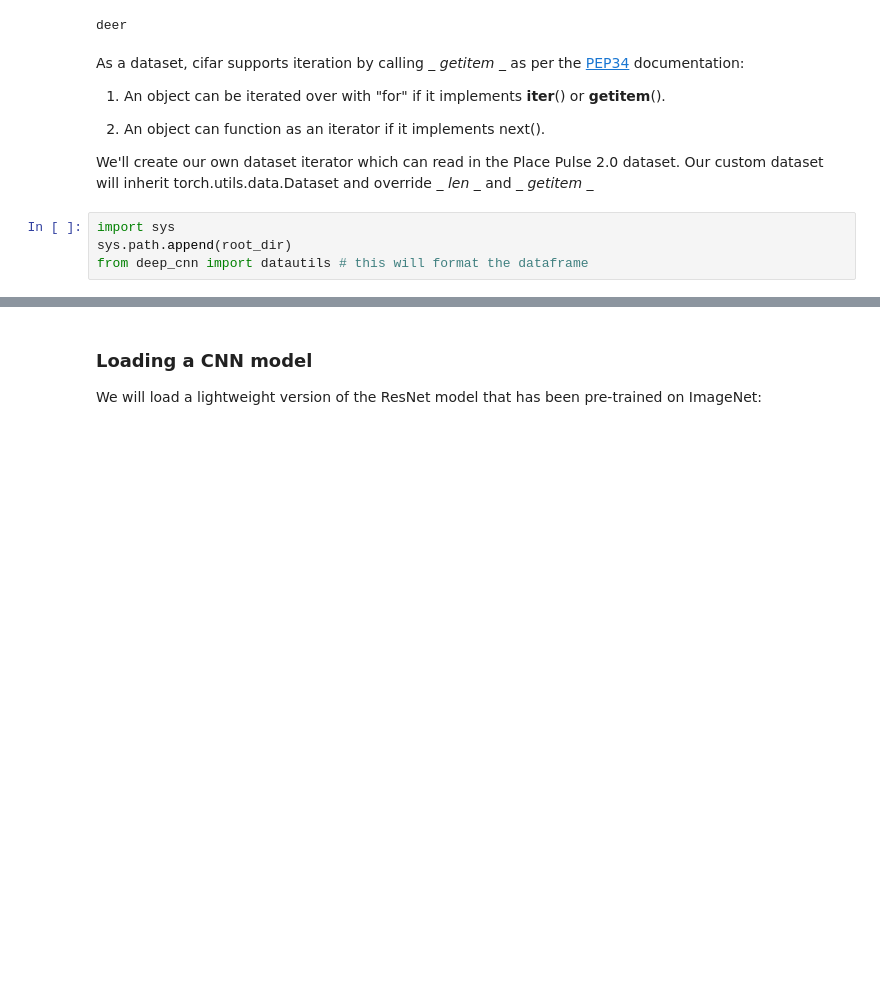
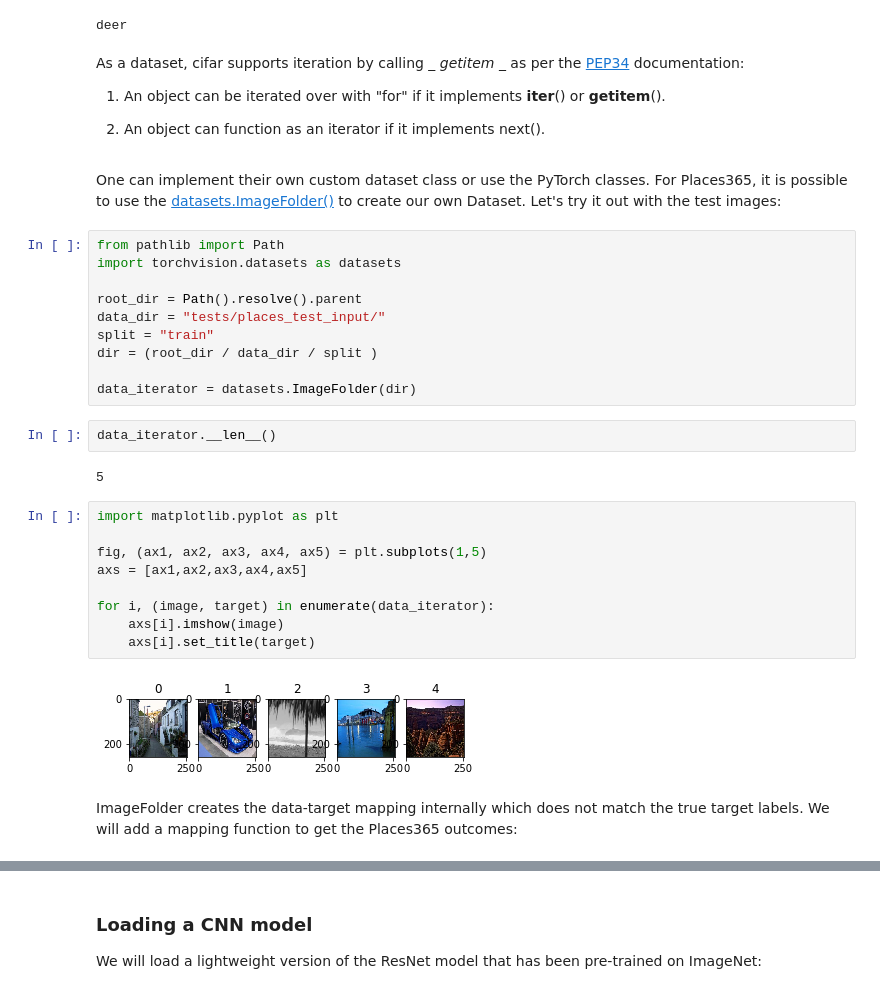
Before and after one commit to gnikit/recode-perceptions, a Jupyter notebook: learning/convolutional_neural_networks.ipynb, the cells around one changed output, grey strips where cells are left out. Cells and saved outputs as stored; diff of their text form; blank space fills up the shorter version.

Commit message:
Read me (#20)
* learning + readme

* learning

* wandb docu

* readme wandb

* how to

* how to

* rel links)

* update

* document hpc

* dry run

Co-authored-by: emily <emilymuller1991@gmail.com>

```diff
--- a/learning/convolutional_neural_networks.ipynb
+++ b/learning/convolutional_neural_networks.ipynb
@@ -92,9 +93,32 @@ As a dataset, cifar supports iteration by calling _ _getitem_ _ as per the [PEP3
    __iter__() or __getitem__().
 
 2. An object can function as an iterator if it implements next().
-
-We'll create our own dataset iterator which can read in the Place Pulse 2.0 dataset. Our custom dataset will inherit torch.utils.data.Dataset and override _ _len_ _ and _ _getitem_ _
-# %%
-import sys
-sys.path.append(root_dir)
-from deep_cnn import datautils # this will format the dataframe
+# %% [markdown]
+One can implement their own custom dataset class or use the PyTorch classes. For Places365, it is possible to use the [datasets.ImageFolder()](https://pytorch.org/vision/stable/generated/torchvision.datasets.ImageFolder.html) to create our own Dataset. Let's try it out with the test images:
+# %%
+from pathlib import Path
+import torchvision.datasets as datasets
+
+root_dir = Path().resolve().parent
+data_dir = "tests/places_test_input/"
+split = "train"
+dir = (root_dir / data_dir / split )
+
+data_iterator = datasets.ImageFolder(dir)
+# %%
+data_iterator.__len__()
+# %% [output]
+5
+# %%
+import matplotlib.pyplot as plt
+
+fig, (ax1, ax2, ax3, ax4, ax5) = plt.subplots(1,5)
+axs = [ax1,ax2,ax3,ax4,ax5]
+
+for i, (image, target) in enumerate(data_iterator):
+    axs[i].imshow(image)
+    axs[i].set_title(target)
+# %% [output]
+[figure, added]
+# %% [markdown]
+ImageFolder creates the data-target mapping internally which does not match the true target labels. We will add a mapping function to get the Places365 outcomes:
```
Also changed, not shown: parts of 37 cells of this notebook, 11 other files.
